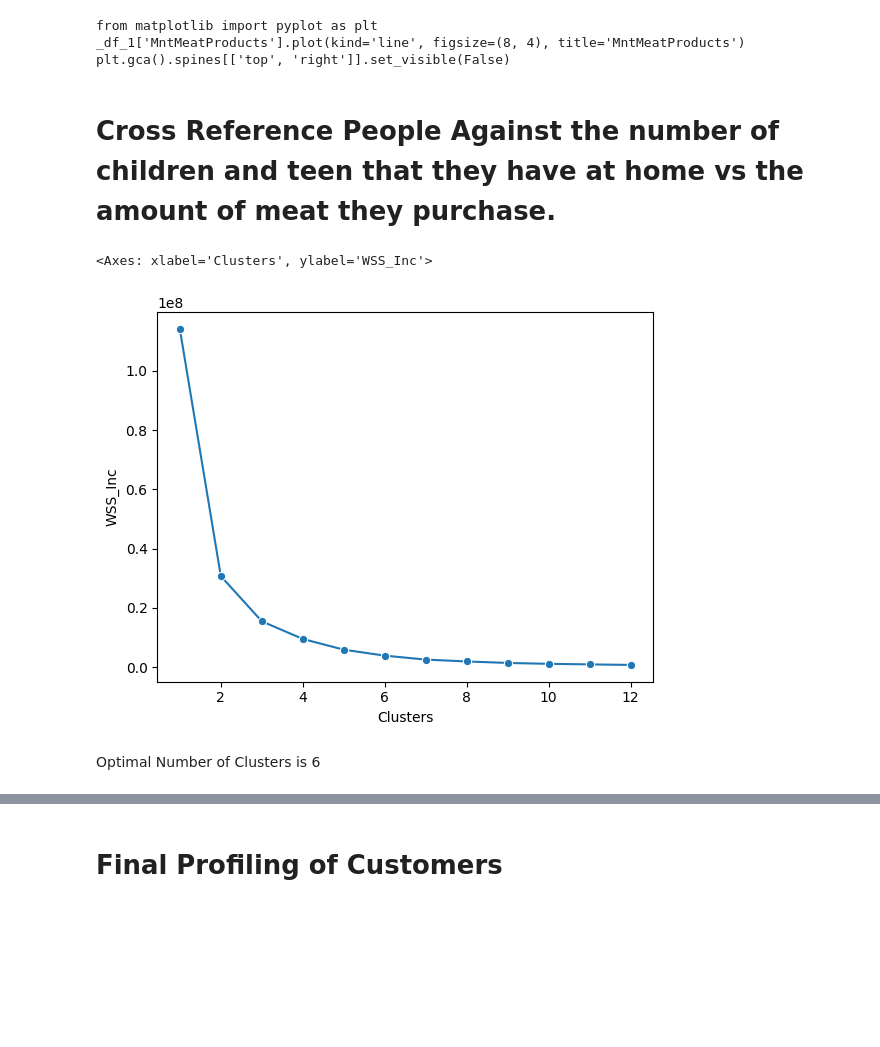
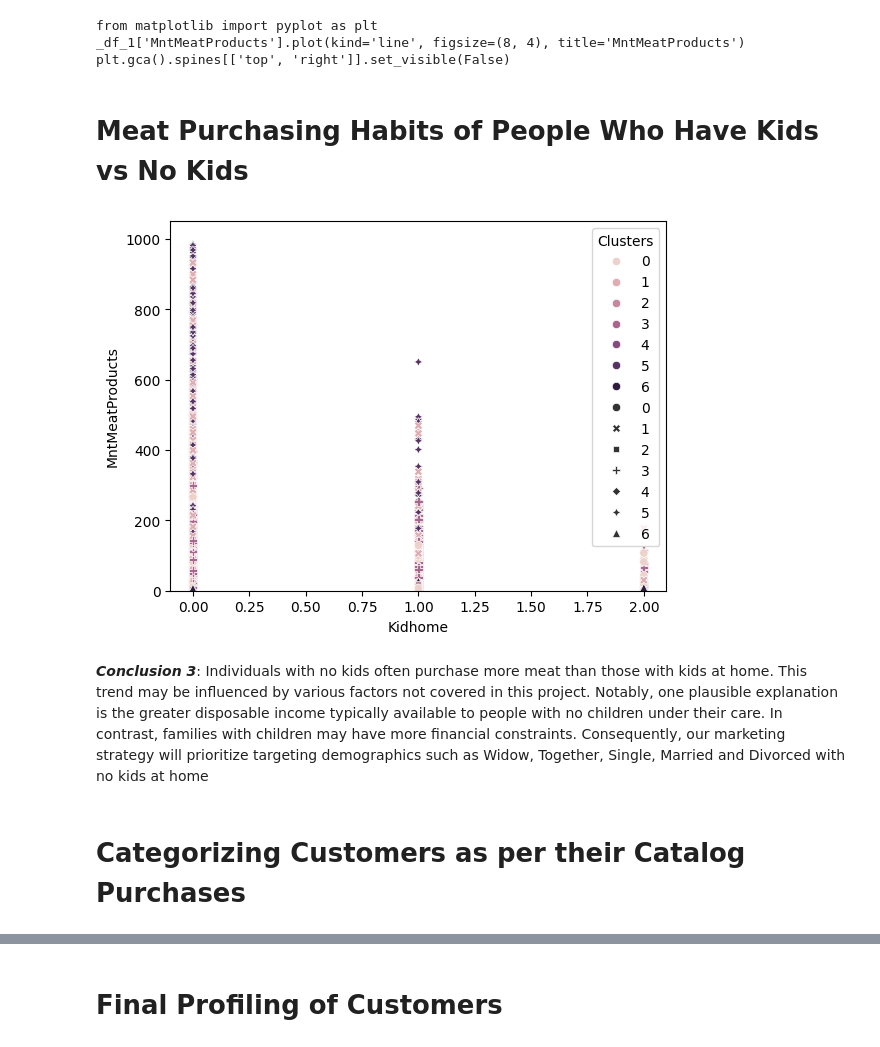
Before and after one commit to ameedahmed/K-Means-Using-Scikit-Learn, a Jupyter notebook: Customer_Segmentation_To_Sell_More_Fish_to_Meat_Buyers.ipynb, the cells around one changed output, grey strips where cells are left out. Cells and saved outputs as stored; diff of their text form; code cells hidden in the pictures; blank space fills up the shorter version.

```diff
--- a/Customer_Segmentation_To_Sell_More_Fish_to_Meat_Buyers.ipynb
+++ b/Customer_Segmentation_To_Sell_More_Fish_to_Meat_Buyers.ipynb
@@ -169,26 +187,17 @@ plt.gca().spines[['top', 'right',]].set_visible(False)
 from matplotlib import pyplot as plt
 _df_1['MntMeatProducts'].plot(kind='line', figsize=(8, 4), title='MntMeatProducts')
 plt.gca().spines[['top', 'right']].set_visible(False)
-# %% [markdown]
-# **Cross Reference People Against the number of children and teen that they have at home vs the amount of meat they purchase.**
-# %%
-df_sliced_ch = df[['MntMeatProducts','Kidhome']]
-#Now Implement Elbow Method To Identify Number of Clusters:
-import sklearn.cluster as cluster
-#Form an empty list to record loss values using wss as the metric
-loss_ch=[]
-for i in range(1,13):
-  kmeans = cluster.KMeans(n_clusters=i,init="k-means++")
-  kmeans = kmeans.fit(df_sliced_ch)
-  wss_iter=kmeans.inertia_
-  loss_ch.append(wss_iter)
-#Store the number of clusters and the loss scores in a dataframe for plotting
-plotting_ch = pd.DataFrame({'Clusters':range(1,13),'WSS_Inc':loss_ch})
-#Plot the graph
-sns.lineplot(x='Clusters',y='WSS_Inc',data=plotting_ch,marker="o")
-# %% [output]
-<Axes: xlabel='Clusters', ylabel='WSS_Inc'>
-[figure, removed]
-# %% [markdown]
-Optimal Number of Clusters is 6
+# %% [markdown]
+# **Meat Purchasing Habits of People Who Have Kids vs No Kids**
+# %%
+#Make a scatter plot:
+sns.scatterplot(x="Kidhome",y="MntMeatProducts",hue="Clusters",style='Clusters',data=df_sliced)
+plt.ylim(0,1050)
+plt.show()
+# %% [output]
+[figure, added]
+# %% [markdown]
+***Conclusion 3***: Individuals with no kids often purchase more meat than those with kids at home. This trend may be influenced by various factors not covered in this project. Notably, one plausible explanation is the greater disposable income typically available to people with no children under their care. In contrast, families with children may have more financial constraints. Consequently, our marketing strategy will prioritize targeting demographics such as Widow, Together, Single, Married and Divorced with no kids at home
+# %% [markdown]
+# **Categorizing Customers as per their Catalog Purchases**
 # %%
```
Also changed, not shown: parts of 36 cells of this notebook.
